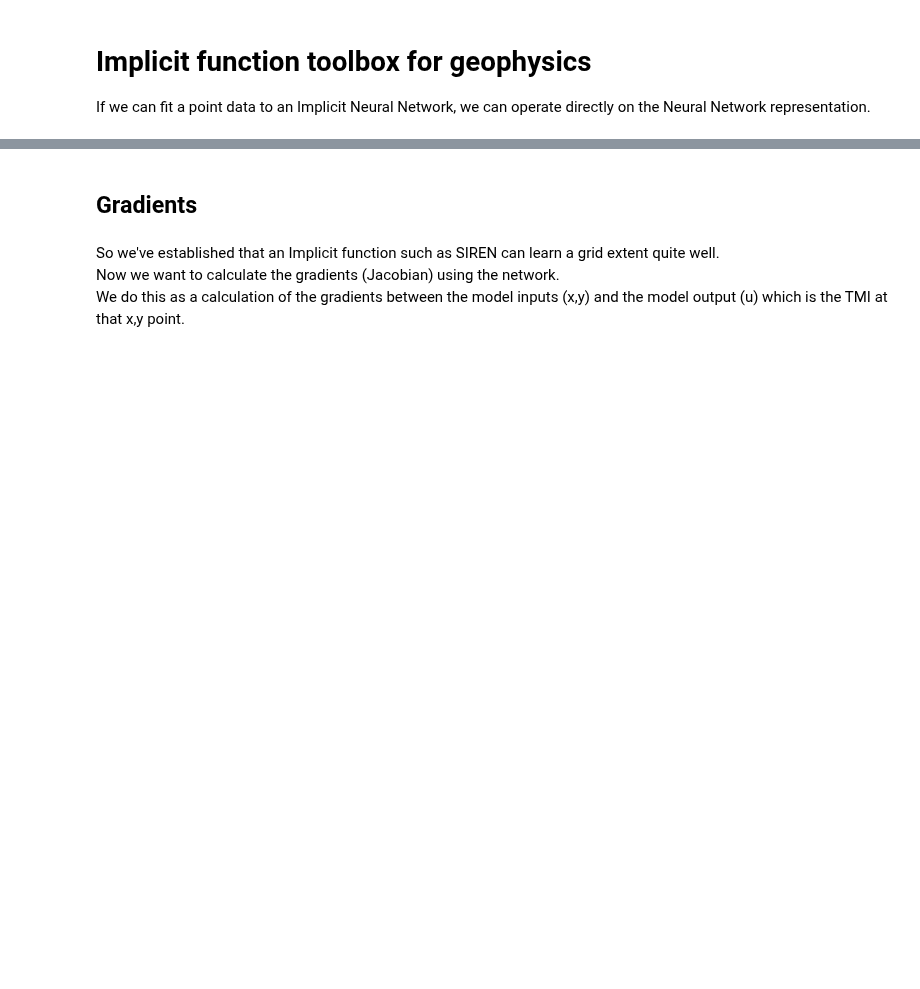
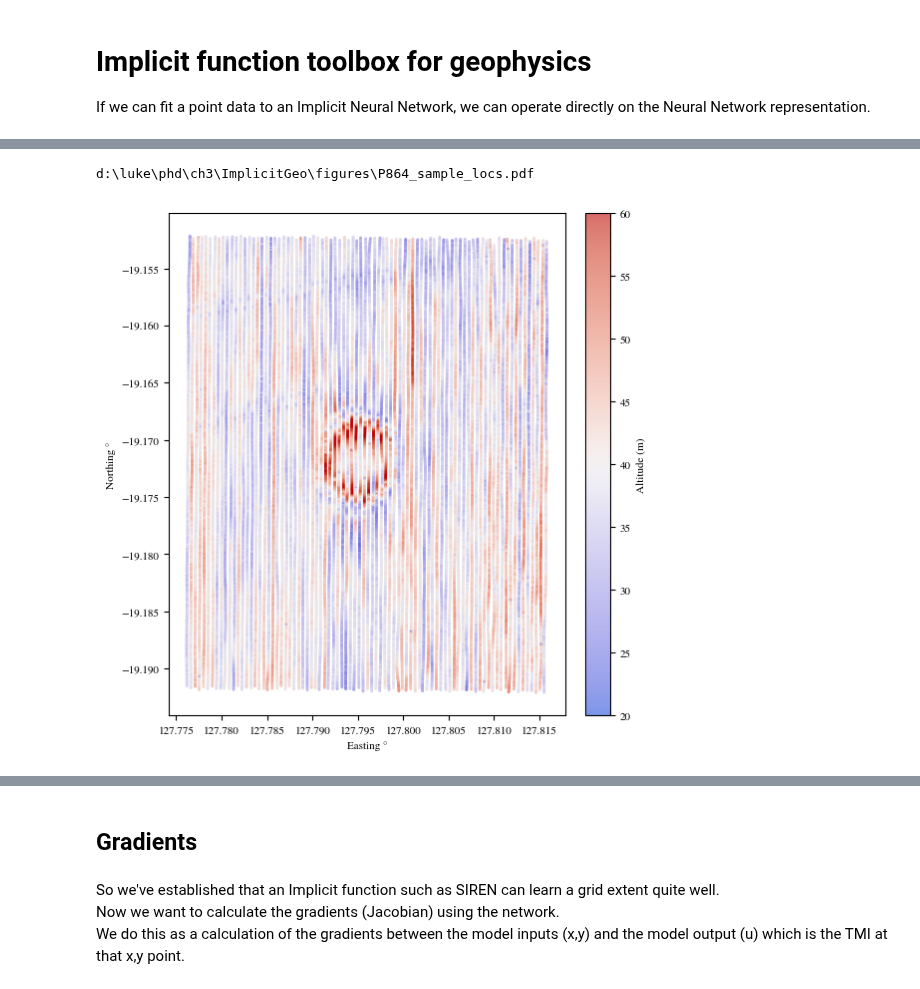
Before and after one commit to LSgeo/ImplicitGeo, a Jupyter notebook: GeoINR3D.ipynb, the cells around one changed output, grey strips where cells are left out. Drawn from its saved outputs; the diff is of its cells as text; code cells hidden in the pictures; blank space fills up the shorter version.

Commit message:
Update Figures

```diff
--- a/GeoINR3D.ipynb
+++ b/GeoINR3D.ipynb
@@ -61,28 +61,28 @@ gtt_path = Path("/home/luke/ImplicitGeo/data/Ch3/P864-grid-tmi.ers")
 # %%
-# P1260 Menzies North
-shortname = "P1260"
-terrain_clearance = 50
-# https://ecat.ga.gov.au/geonetwork/srv/eng/catalog.search#/metadata/143620
-# line: ! wget "https://dapds00.nci.org.au/thredds/fileServer/iv65/Geoscience_Australia_Geophysics_Reference_Data_Collection/airborne_geophysics/WA/line/P1260/P1260-line-magnetic-AWAGS_MAG_2010.nc"
-# grid: ! wget "https://dapds00.nci.org.au/thredds/fileServer/iv65/Geoscience_Australia_Geophysics_Reference_Data_Collection/airborne_geophysics/WA/grid/P1260/P1260-grid-tmi.nc"
+# # P1260 Menzies North
+# shortname = "P1260"
+# terrain_clearance = 50
+# # https://ecat.ga.gov.au/geonetwork/srv/eng/catalog.search#/metadata/143620
+# # line: ! wget "https://dapds00.nci.org.au/thredds/fileServer/iv65/Geoscience_Australia_Geophysics_Reference_Data_Collection/airborne_geophysics/WA/line/P1260/P1260-line-magnetic-AWAGS_MAG_2010.nc"
+# # grid: ! wget "https://dapds00.nci.org.au/thredds/fileServer/iv65/Geoscience_Australia_Geophysics_Reference_Data_Collection/airborne_geophysics/WA/grid/P1260/P1260-grid-tmi.nc"
 
-netcdf_path = Path("/home/luke/ImplicitGeo/data/Ch3/P1260/P1260-line-magnetic-AWAGS_MAG_2010.nc")
-dataset = geoinr.batcheddatasets.NCDataset(netcdf_path, variable="mag_microlevelled")
-## Subsample full dataset (e.g. remove tie lines at end of file, or decimate)
-dataset.xyz = dataset.xyz[:12132381]
-dataset.u = dataset.u[:12132381]
+# netcdf_path = Path("/home/luke/ImplicitGeo/data/Ch3/P1260/P1260-line-magnetic-AWAGS_MAG_2010.nc")
+# dataset = geoinr.batcheddatasets.NCDataset(netcdf_path, variable="mag_microlevelled")
+# ## Subsample full dataset (e.g. remove tie lines at end of file, or decimate)
+# dataset.xyz = dataset.xyz[:12132381]
+# dataset.u = dataset.u[:12132381]
 
-# Crop
-gtt_extent = b = [120.52, 120.57, -29.3, -29.25]
-dataset = dataset.subsample_wesnbt((
-              dataset.normalise(b[0], "e"), dataset.normalise(b[1], "e"),
-              dataset.normalise(b[2], "n"), dataset.normalise(b[3], "n"),
-             -1, 1,))
+# # Crop
+# gtt_extent = b = [120.52, 120.57, -29.3, -29.25]
+# dataset = dataset.subsample_wesnbt((
+#               dataset.normalise(b[0], "e"), dataset.normalise(b[1], "e"),
+#               dataset.normalise(b[2], "n"), dataset.normalise(b[3], "n"),
+#              -1, 1,))
 
-# Load Reference Grid
-gtt, gtt_extent = load_nc_grid(
-    "/home/luke/ImplicitGeo/data/Ch3/P1260/P1260-grid-tmi.nc", crop=gtt_extent
-    )
+# # Load Reference Grid
+# gtt, gtt_extent = load_nc_grid(
+#     "/home/luke/ImplicitGeo/data/Ch3/P1260/P1260-grid-tmi.nc", crop=gtt_extent
+#     )
 # %%
 train_dataset, val_dataset, test_dataset = random_split(dataset, [0.7, 0.2, 0.1])
 print(f"{len(train_dataset)=}, {len(val_dataset)=} {len(test_dataset)=} ")
@@ -106,13 +121,21 @@ print(dataset.unnormalise(dataset.xyz[:, 2], "up").std())
+# %%
+Path("figures").mkdir(exist_ok=True)
+print(Path(f"figures/{shortname}_sample_locs.pdf").absolute())
+# %% [output]
+d:\luke\phd\ch3\ImplicitGeo\figures\P864_sample_locs.pdf
 # %%
 # %matplotlib widget
 
 fig = plt_sample_locs(
     dataset,
     label="Altitude (m)",
     unnormalise_fn=dataset.unnormalise,
-    u=dataset.u,
+    # u=dataset.u,
+    u=terrain_clearance,
 )  # u=terrain_clearance
 fig.savefig(f"figures/{shortname}_sample_locs")
 # %matplotlib inline
+# %% [output]
+[figure, added]
 # %%
 train_opts = dict(
```
Also changed, not shown: parts of 8 cells of this notebook, 1 other file.
